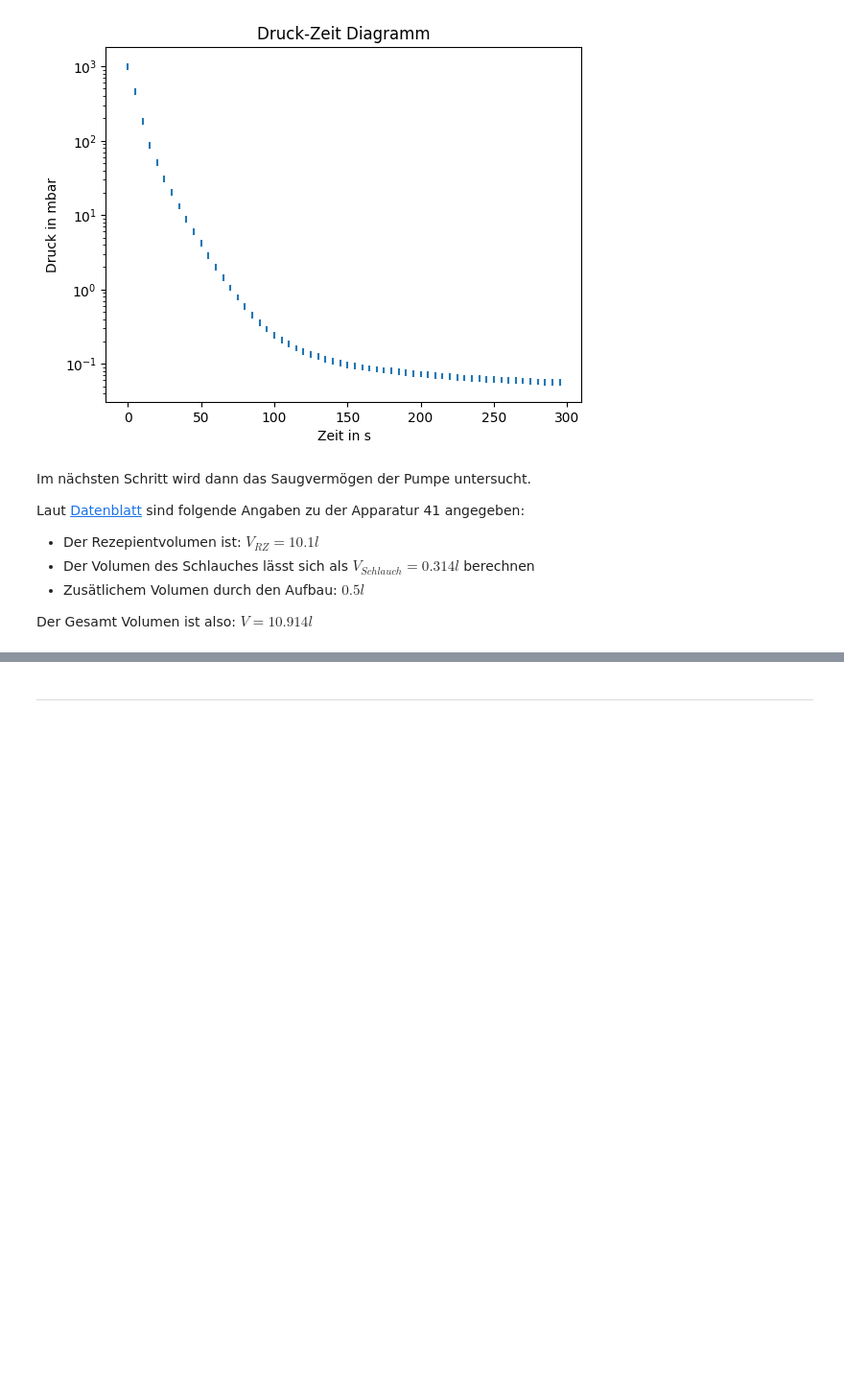
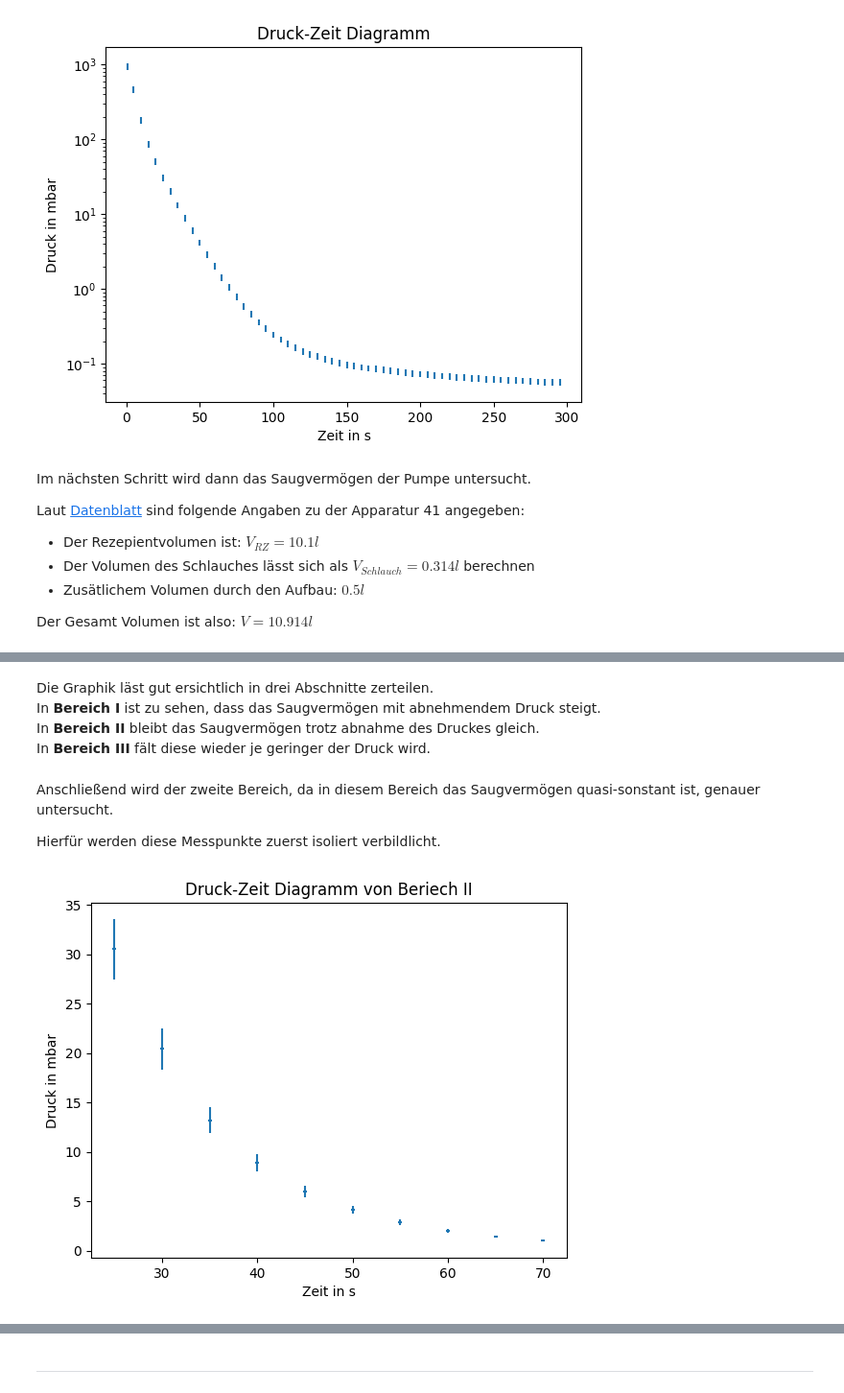
Before and after one commit to AlFa-Tier/Uni_codes, a Jupyter notebook: Praktikum/Vakuum/Vakuum.ipynb, the cells around one changed output, grey strips where cells are left out. Shown: that part at 96% size. Saved outputs shown, nothing was run; the diff lists cells and outputs as text; code cells hidden in the pictures; blank space fills up the shorter version.

```diff
--- a/Praktikum/Vakuum/Vakuum.ipynb
+++ b/Praktikum/Vakuum/Vakuum.ipynb
@@ -267,0 +311,17 @@ def S(t,p,V=10.914,t_0 = 0 ,p_0=1e3):
+# %% [markdown]
+Die Graphik läst gut ersichtlich in drei Abschnitte zerteilen.
+In **Bereich I** ist zu sehen, dass das Saugvermögen mit abnehmendem Druck steigt.
+In **Bereich II** bleibt das Saugvermögen trotz abnahme des Druckes gleich.
+In **Bereich III** fält diese wieder je geringer der Druck wird.
+# %% [markdown]
+Anschließend wird der zweite Bereich, da in diesem Bereich das Saugvermögen quasi-sonstant ist, genauer untersucht.
+
+Hierfür werden diese Messpunkte zuerst isoliert verbildlicht.
+# %%
+plt.errorbar(time[5:15],pressure[5:15],yerr=0.1*pressure[5:15],xerr=0.196,ls='none')
+plt.title('Druck-Zeit Diagramm von Beriech II')
+plt.xlabel(('Zeit in s'))
+plt.ylabel('Druck in mbar')
+plt.show()
+# %% [output]
+[figure, added]
```
Also changed, not shown: parts of 9 cells of this notebook, 1 other file.
